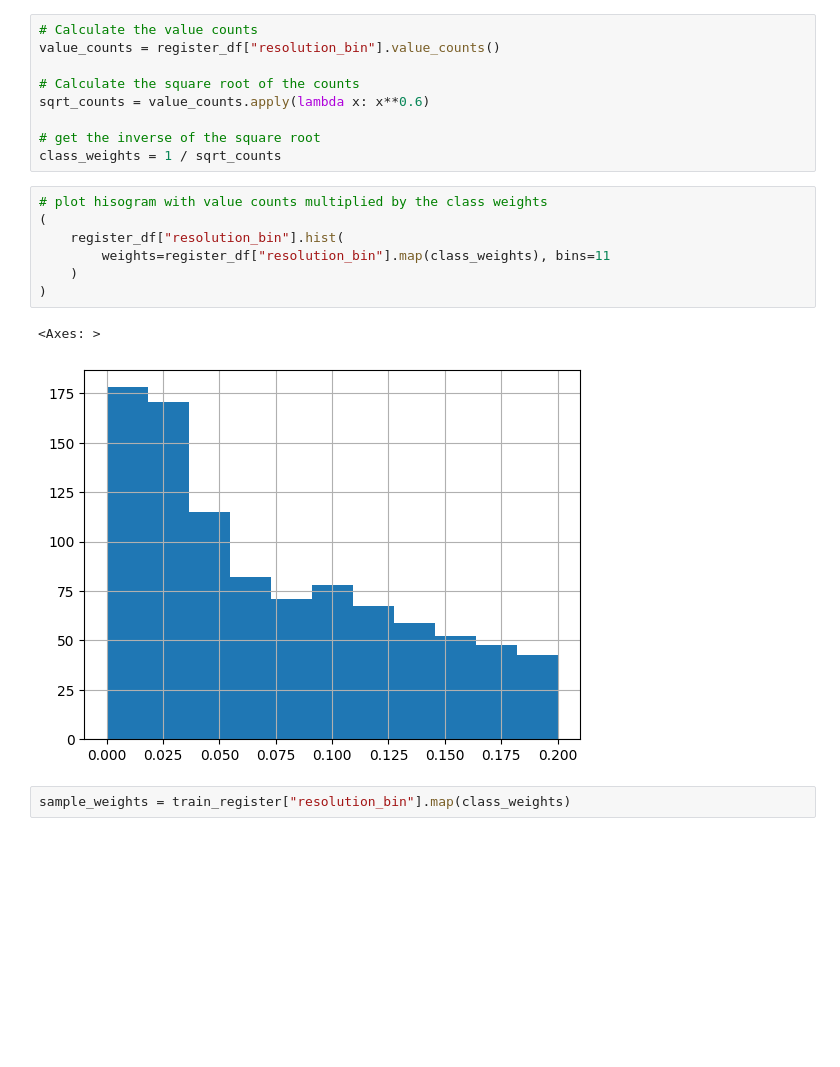
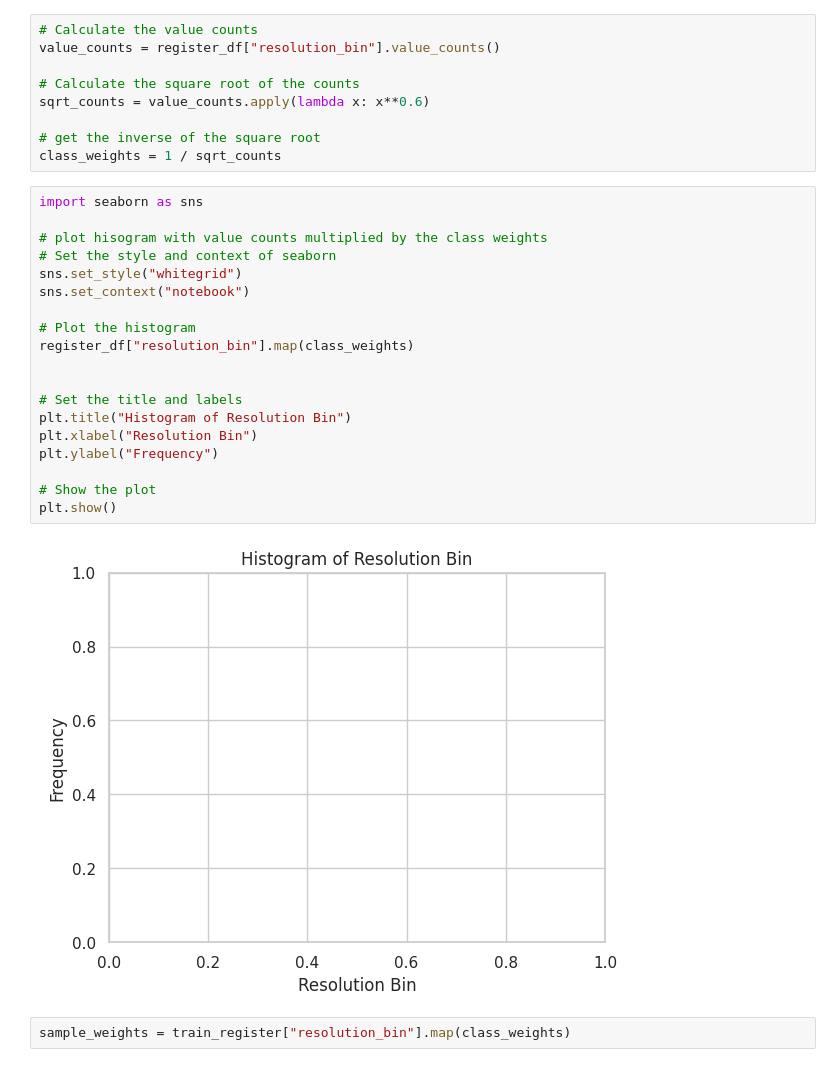
Before and after one commit to jmoeh/standing-deadwood, a Jupyter notebook: notebooks/100_experimentation.ipynb, the cells around one changed output. Cells and saved outputs as stored; diff of their text form; blank space fills up the shorter version.

```diff
--- a/notebooks/100_experimentation.ipynb
+++ b/notebooks/100_experimentation.ipynb
@@ -47,16 +106,27 @@ sqrt_counts = value_counts.apply(lambda x: x**0.6)
 
 # get the inverse of the square root
 class_weights = 1 / sqrt_counts
-# %%
-# plot hisogram with value counts multiplied by the class weights
-(
-    register_df["resolution_bin"].hist(
-        weights=register_df["resolution_bin"].map(class_weights), bins=11
-    )
-)
-# %% [output]
-<Axes: >
-[figure, removed]
+# %%
+import seaborn as sns
+
+# plot hisogram with value counts multiplied by the class weights
+# Set the style and context of seaborn
+sns.set_style("whitegrid")
+sns.set_context("notebook")
+
+# Plot the histogram
+register_df["resolution_bin"].map(class_weights)
+
+
+# Set the title and labels
+plt.title("Histogram of Resolution Bin")
+plt.xlabel("Resolution Bin")
+plt.ylabel("Frequency")
+
+# Show the plot
+plt.show()
+# %% [output]
+[figure, added]
 # %%
 sample_weights = train_register["resolution_bin"].map(class_weights)
 # %%
```
Also changed, not shown: parts of 17 cells of this notebook, 4 other files.
